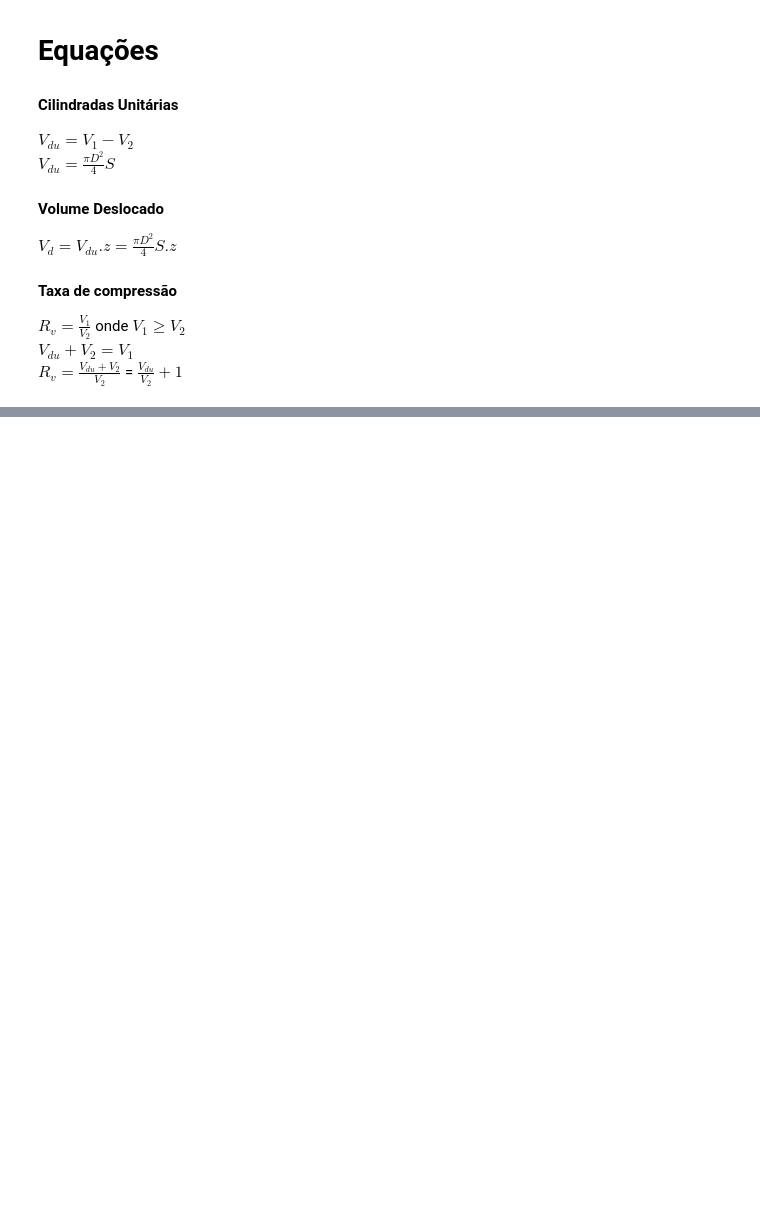
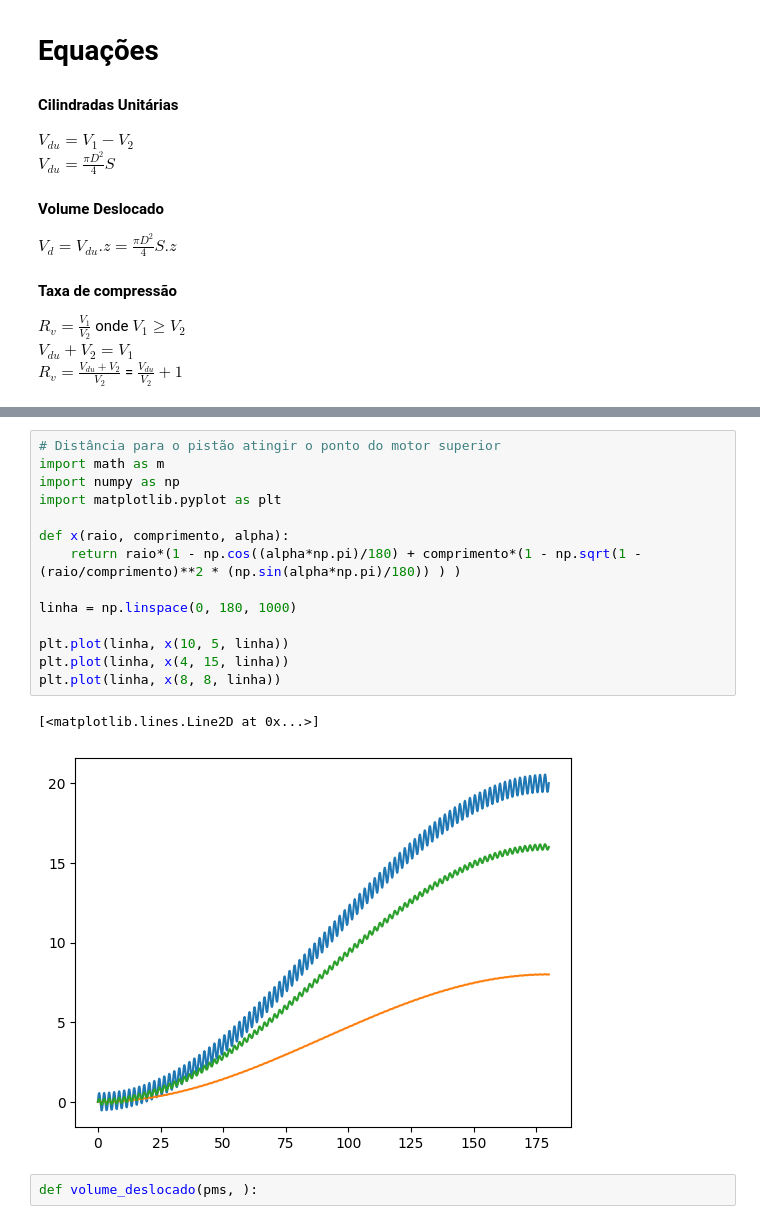
Before and after one commit to NagaoVictor/Maquina, a Jupyter notebook: Motores_de_Combustão_Interna.ipynb, the cells around one changed output, grey strips where cells are left out. Saved outputs shown, nothing was run; the diff lists cells and outputs as text; blank space fills up the shorter version.

```diff
--- a/Motores_de_Combustão_Interna.ipynb
+++ b/Motores_de_Combustão_Interna.ipynb
@@ -123,0 +160,19 @@ $V_{d} = V_{2} + X\frac{\pi}{4}Dp^2$
+# %%
+# Distância para o pistão atingir o ponto do motor superior
+import math as m
+import numpy as np
+import matplotlib.pyplot as plt
+
+def x(raio, comprimento, alpha):
+    return raio*(1 - np.cos((alpha*np.pi)/180) + comprimento*(1 - np.sqrt(1 - (raio/comprimento)**2 * (np.sin(alpha*np.pi)/180)) ) )
+
+linha = np.linspace(0, 180, 1000)
+
+plt.plot(linha, x(10, 5, linha))
+plt.plot(linha, x(4, 15, linha))
+plt.plot(linha, x(8, 8, linha))
+# %% [output]
+[<matplotlib.lines.Line2D at 0x...>]
+[figure, added]
+# %%
+def volume_deslocado(pms, ):
```
Also changed, not shown: parts of 2 cells of this notebook.
